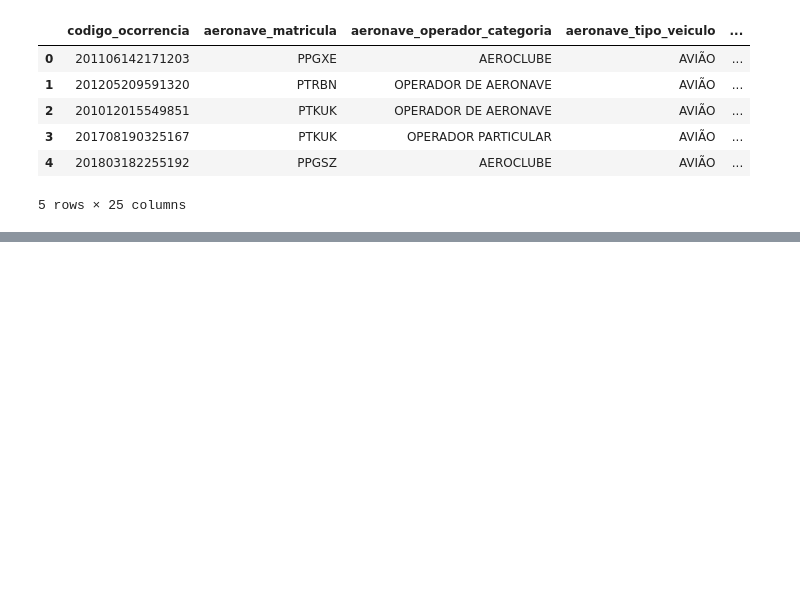
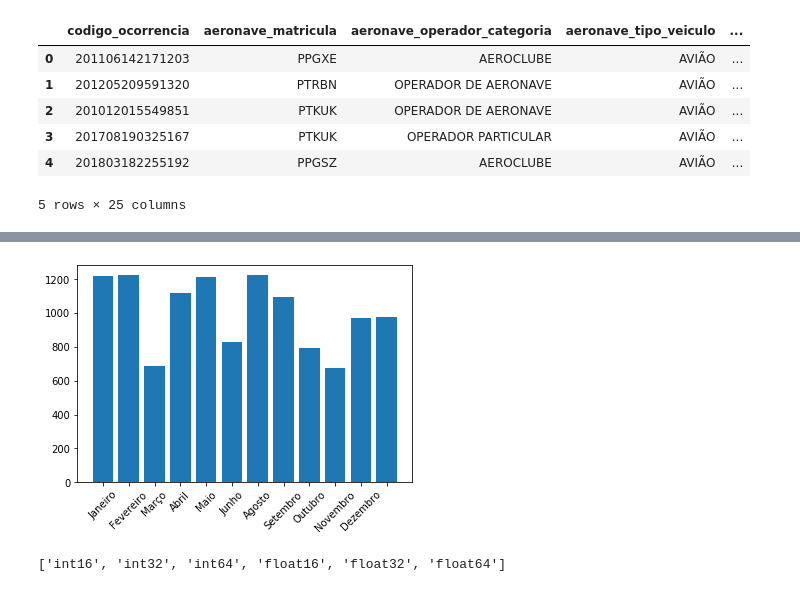
Before and after one commit to paulosjc/cap394, a Jupyter notebook: cap394.ipynb, the cells around one changed output, grey strips where cells are left out. Drawn from its saved outputs; the diff is of its cells as text; code cells hidden in the pictures; blank space fills up the shorter version.

```diff
--- a/cap394.ipynb
+++ b/cap394.ipynb
@@ -53,0 +155,6 @@ ftc.head()
+# %%
+plt.bar([i for i in range(1,13)], oco_month)
+plt.xticks([i for i in range(1,13)],['Janeiro', 'Fevereiro', 'Março', 'Abril', 'Maio', 'Junho', 'Agosto', 'Setembro', 'Outubro', 'Novembro', 'Dezembro'],rotation=45)
+plt.show()
+# %% [output]
+[figure, added]
@@ -53,0 +163,4 @@ ftc.head()
+# %%
+df_num_tmp
+# %% [output]
+['int16', 'int32', 'int64', 'float16', 'float32', 'float64']
```
Also changed, not shown: parts of 18 cells of this notebook.
